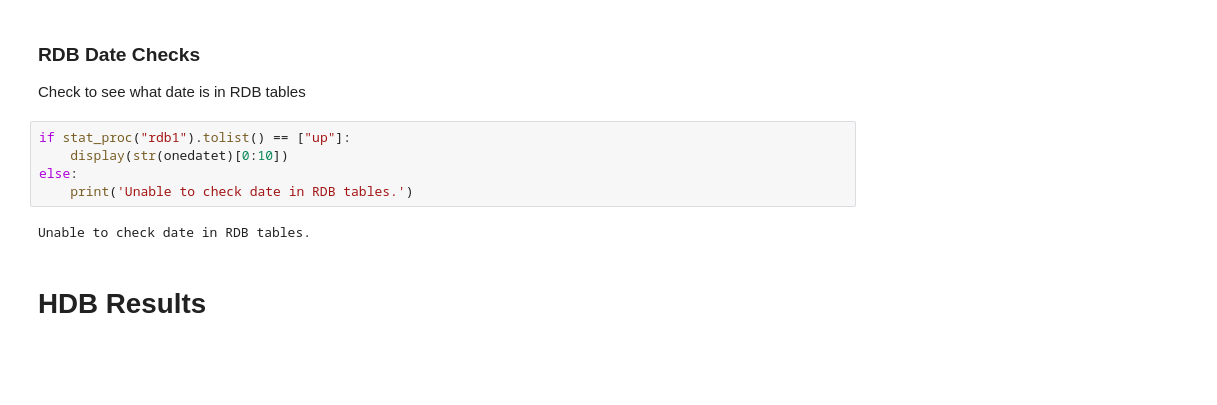
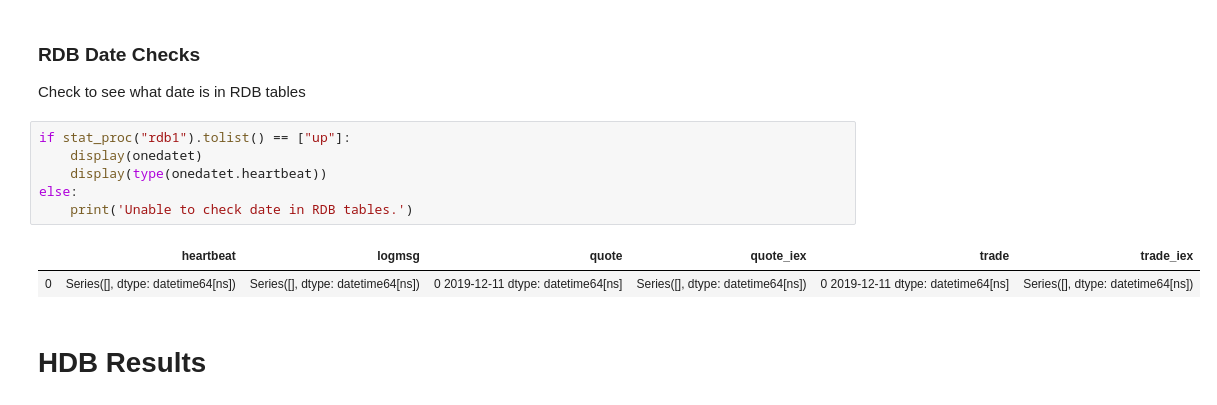
Before and after one commit to PeterSmiley/TorQ, a Jupyter notebook: jupyternb/jnbchecks.ipynb, the cells around one changed output. Drawn from its saved outputs; the diff is of its cells as text; blank space fills up the shorter version.

```diff
--- a/jupyternb/jnbchecks.ipynb
+++ b/jupyternb/jnbchecks.ipynb
@@ -294,11 +309,13 @@ Unable to query RDB tables.
 Check to see what date is in RDB tables
 # %%
 if stat_proc("rdb1").tolist() == ["up"]:
-    display(str(onedatet)[0:10])
+    display(onedatet)
+    display(type(onedatet.heartbeat))
 else:
     print('Unable to check date in RDB tables.')
 # %% [output]
-Unable to check date in RDB tables.
+|  | heartbeat | logmsg | quote | quote_iex | trade | trade_iex |
+| 0 | Series([], dtype: datetime64[ns]) | Series([], dtype: datetime64[ns]) | 0 2019-12-11 dtype: datetime64[ns] | Series([], dtype: datetime64[ns]) | 0 2019-12-11 dtype: datetime64[ns] | Series([], dtype: datetime64[ns]) |
 # %% [markdown]
 # HDB Results
 # %%
```
Also changed, not shown: parts of 11 cells of this notebook.
